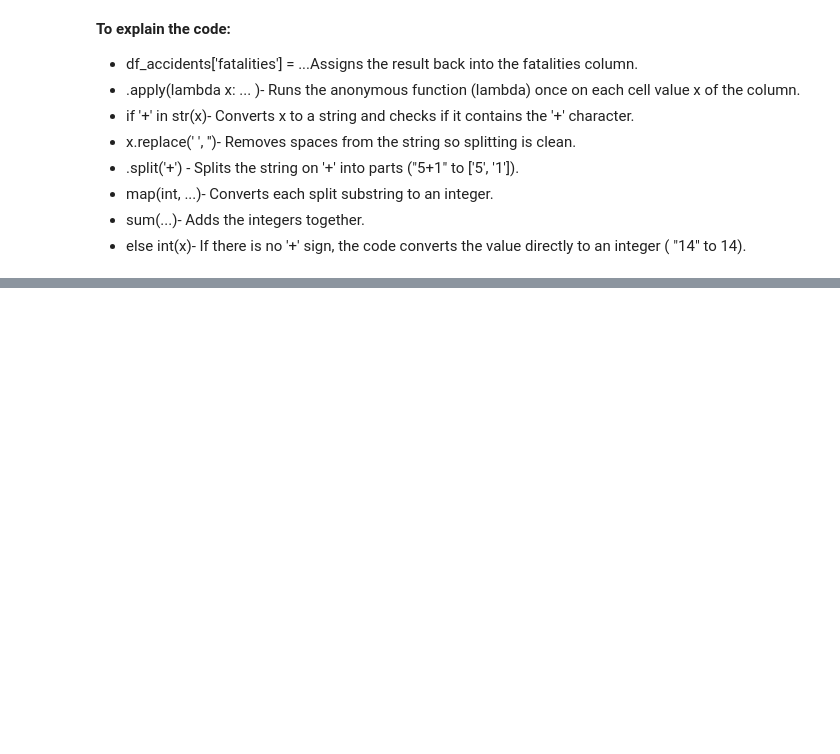
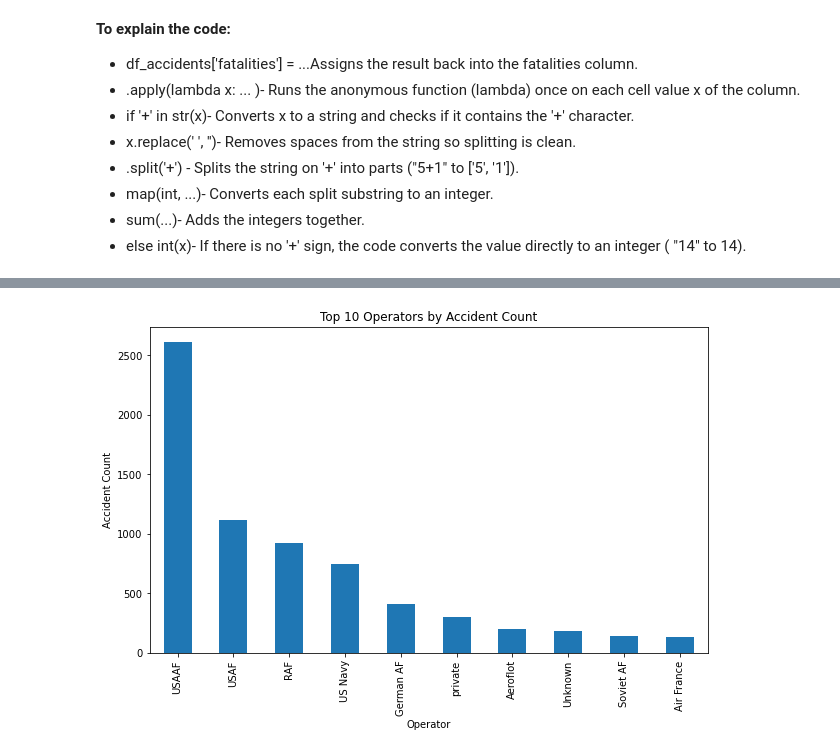
Before and after one commit to sheillamacharia/aviation_risk_insights, a Jupyter notebook: aviation_accident_data.ipynb, the cells around one changed output, grey strips where cells are left out. Drawn from its saved outputs; the diff is of its cells as text; code cells hidden in the pictures; blank space fills up the shorter version.

```diff
--- a/aviation_accident_data.ipynb
+++ b/aviation_accident_data.ipynb
@@ -335,0 +388,4 @@ memory usage: 1.6+ MB
+# %%
+# Accident rates by operator
+operator_counts = df_accidents['operator'].value_counts().head(10)
+operator_counts
@@ -335,0 +534,9 @@ memory usage: 1.6+ MB
+# %%
+plt.figure(figsize=(10,6))
+operator_counts.plot(kind='bar')
+plt.title("Top 10 Operators by Accident Count")
+plt.ylabel("Accident Count")
+plt.xlabel("Operator")
+plt.show()
+# %% [output]
+[figure, added]
```
Also changed, not shown: parts of 36 cells of this notebook.
